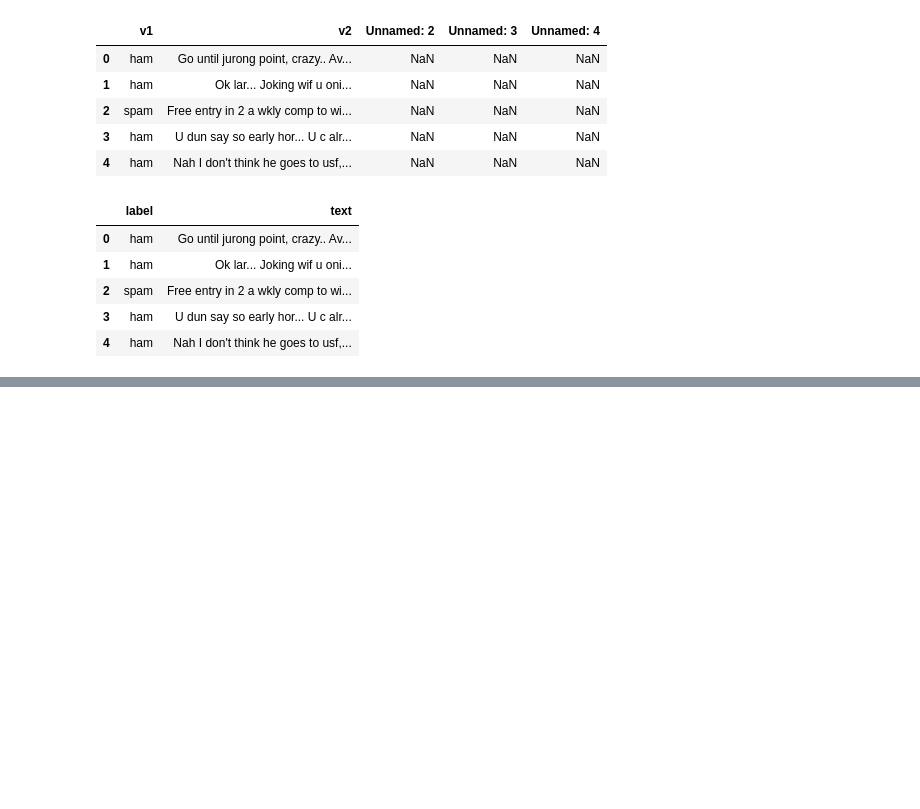
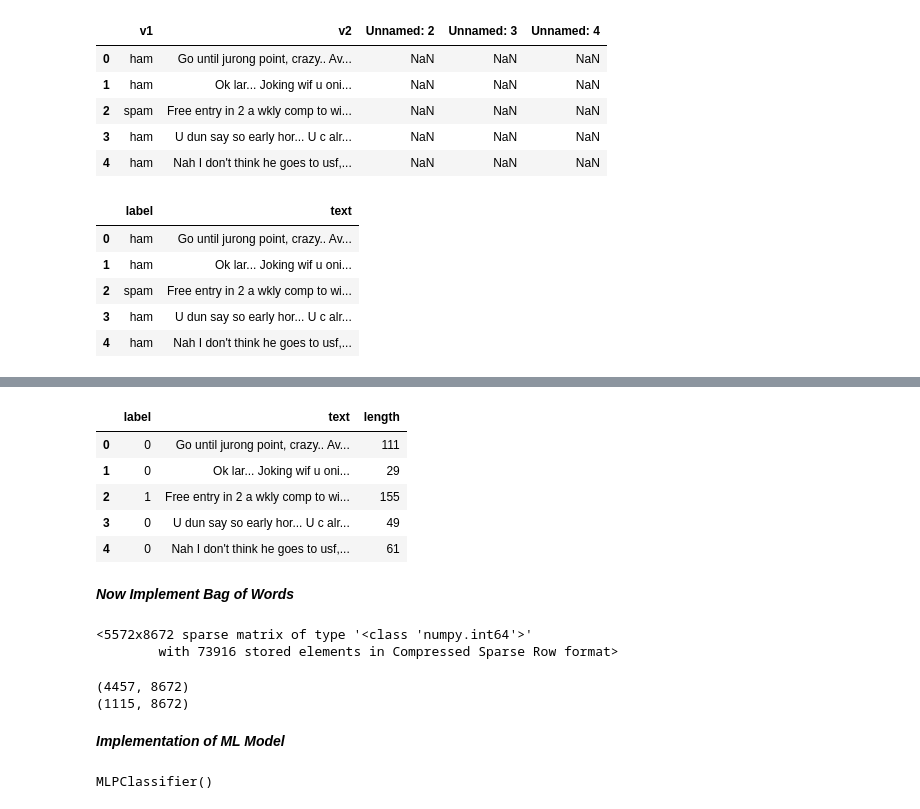
Before and after one commit to PratapParamanik/SMS-Spam-Detection, a Jupyter notebook: Pratap_Paramanik.ipynb, the cells around one changed output, grey strips where cells are left out. Cells and saved outputs as stored; diff of their text form; code cells hidden in the pictures; blank space fills up the shorter version.

```diff
--- a/Pratap_Paramanik.ipynb
+++ b/Pratap_Paramanik.ipynb
@@ -43,0 +90,43 @@ sms.head()
+# %%
+sms.loc[:,'label']=sms.label.map({'ham':0, 'spam':1})
+sms.head()
+# %% [output]
+|  | label | text | length |
+| 0 | 0 | Go until jurong point, crazy.. Av... | 111 |
+| 1 | 0 | Ok lar... Joking wif u oni... | 29 |
+| 2 | 1 | Free entry in 2 a wkly comp to wi... | 155 |
+| 3 | 0 | U dun say so early hor... U c alr... | 49 |
+| 4 | 0 | Nah I don't think he goes to usf,... | 61 |
+# %% [markdown]
+***Now Implement Bag of Words***
+# %%
+from sklearn.feature_extraction.text import CountVectorizer
+from sklearn.model_selection import train_test_split
+
+count=CountVectorizer()
+input=['REMINDER FROM O2: To get 2.50 pounds free call credit and details of great offers pls reply 2 this text with your valid name, house no and postcode']
+
+text=count.fit_transform(sms['text'])
+
+x_train, x_test, y_train, y_test= train_test_split(text, sms['label'], test_size=0.20, random_state=1)
+text
+# %% [output]
+<5572x8672 sparse matrix of type '<class 'numpy.int64'>'
+        with 73916 stored elements in Compressed Sparse Row format>
+# %%
+print(x_train.shape)
+print(x_test.shape)
+
+input=text[5571]
+# %% [output]
+(4457, 8672)
+(1115, 8672)
+# %% [markdown]
+***Implementation of ML Model***
+# %%
+from sklearn.neural_network import MLPClassifier
+
+model=MLPClassifier()
+model.fit(x_train, y_train)
+# %% [output]
+MLPClassifier()
```
Also changed, not shown: parts of 22 cells of this notebook.
